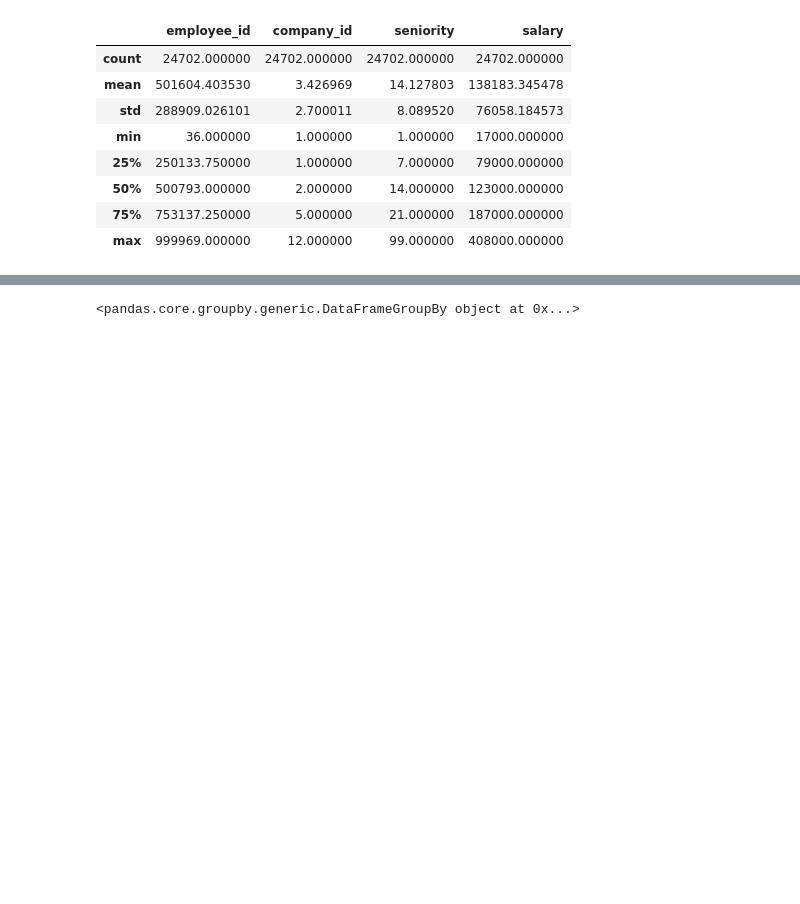
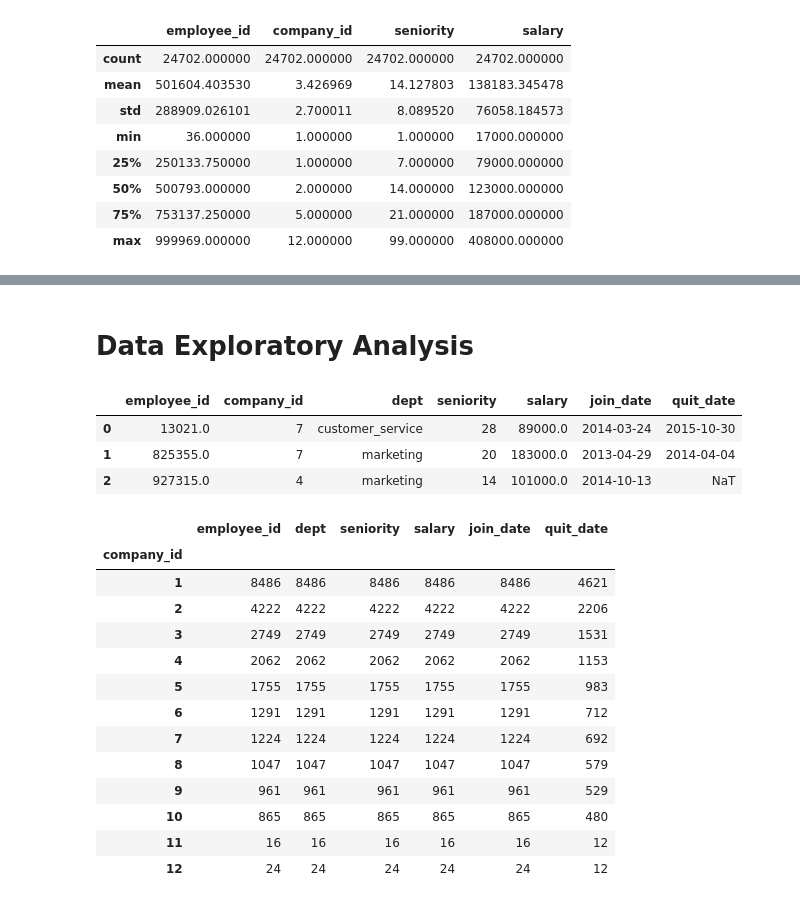
Before and after one commit to chixinn/DS_bootcamp, a Jupyter notebook: 3-Employee-Retention.ipynb, the cells around one changed output, grey strips where cells are left out. Drawn from its saved outputs; the diff is of its cells as text; code cells hidden in the pictures; blank space fills up the shorter version.

```diff
--- a/3-Employee-Retention.ipynb
+++ b/3-Employee-Retention.ipynb
@@ -41,3 +41,7 @@ data.describe()
 | 50% | 500793.000000 | 2.000000 | 14.000000 | 123000.000000 |
 | 75% | 753137.250000 | 5.000000 | 21.000000 | 187000.000000 |
 | max | 999969.000000 | 12.000000 | 99.000000 | 408000.000000 |
+# %%
+data['join_date']=pd.to_datetime(data.join_date)
+# %%
+data['quit_date']=pd.to_datetime(data.quit_date)
@@ -56,6 +152,27 @@ TypeError: '<' not supported between instances of 'float' and 'str'
+# %% [markdown]
+# Data Exploratory Analysis
+# %%
+data.head(3)
+# %% [output]
+|  | employee_id | company_id | dept | seniority | salary | join_date | quit_date |
+| 0 | 13021.0 | 7 | customer_service | 28 | 89000.0 | 2014-03-24 | 2015-10-30 |
+| 1 | 825355.0 | 7 | marketing | 20 | 183000.0 | 2013-04-29 | 2014-04-04 |
+| 2 | 927315.0 | 4 | marketing | 14 | 101000.0 | 2014-10-13 | NaT |
 # %%
-ans=data.groupby('company_id')
+# 分类统计各个公司有多少人quit?
+data.groupby('company_id').count()
+# %% [output]
+|  | employee_id | dept | seniority | salary | join_date | quit_date |
+| company_id |  |  |  |  |  |  |
+| 1 | 8486 | 8486 | 8486 | 8486 | 8486 | 4621 |
+| 2 | 4222 | 4222 | 4222 | 4222 | 4222 | 2206 |
+| 3 | 2749 | 2749 | 2749 | 2749 | 2749 | 1531 |
+| 4 | 2062 | 2062 | 2062 | 2062 | 2062 | 1153 |
+| 5 | 1755 | 1755 | 1755 | 1755 | 1755 | 983 |
+| 6 | 1291 | 1291 | 1291 | 1291 | 1291 | 712 |
+| 7 | 1224 | 1224 | 1224 | 1224 | 1224 | 692 |
+| 8 | 1047 | 1047 | 1047 | 1047 | 1047 | 579 |
+| 9 | 961 | 961 | 961 | 961 | 961 | 529 |
+| 10 | 865 | 865 | 865 | 865 | 865 | 480 |
+| 11 | 16 | 16 | 16 | 16 | 16 | 12 |
+| 12 | 24 | 24 | 24 | 24 | 24 | 12 |
-# %%
-ans
-# %% [output]
-<pandas.core.groupby.generic.DataFrameGroupBy object at 0x...>
```
Also changed, not shown: parts of 27 cells of this notebook.
